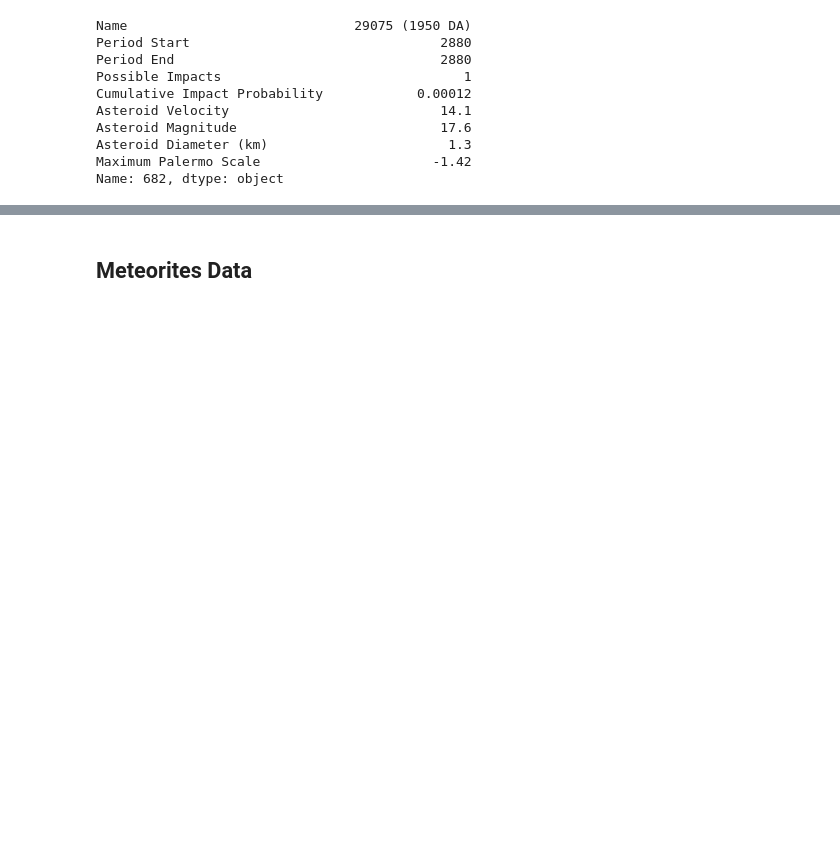
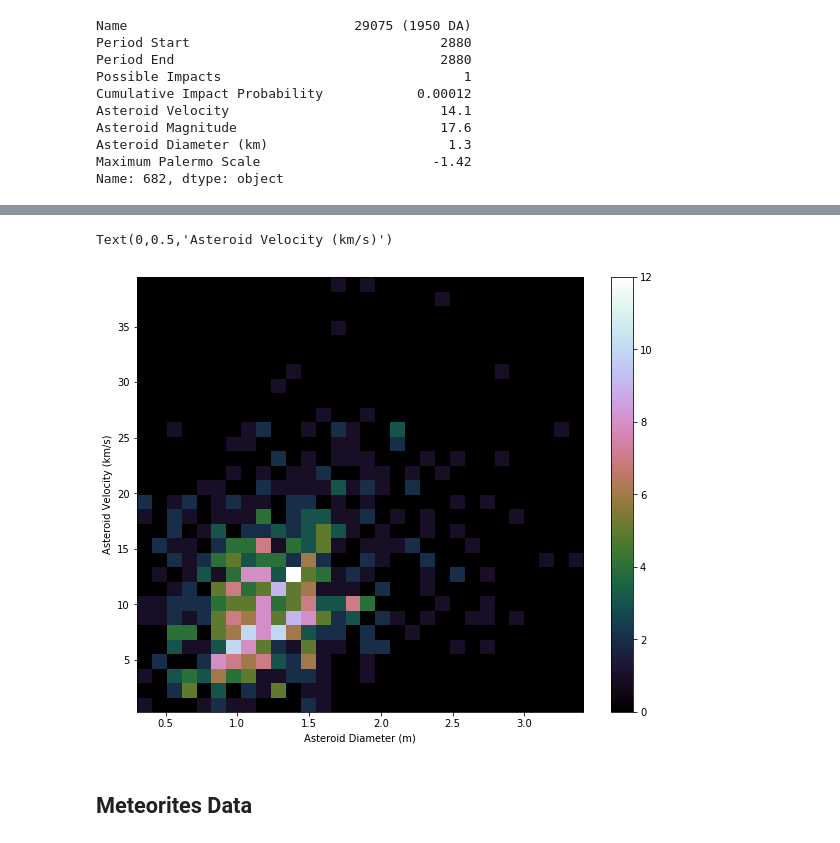
Before and after one commit to fcoba/Project-1, a Jupyter notebook: Kal_Project_1.ipynb, the cells around one changed output, grey strips where cells are left out. Drawn from its saved outputs; the diff is of its cells as text; code cells hidden in the pictures; blank space fills up the shorter version.

```diff
--- a/Kal_Project_1.ipynb
+++ b/Kal_Project_1.ipynb
@@ -107,3 +114,15 @@ plt.show()
+# %%
+fig = plt.figure(figsize=(10,8))
+ # ax = fig.add_subplot(111)# ax = fi
+x = np.log10(asteroids['Asteroid Diameter (km)']*1000)
+y = asteroids['Asteroid Velocity']
+_ = plt.hist2d(x,y, bins=30, figure=fig, cmap=plt.cm.cubehelix)
+plt.colorbar()
+plt.xlabel('Asteroid Diameter (m)')
+plt.ylabel('Asteroid Velocity (km/s)')
+# %% [output]
+Text(0,0.5,'Asteroid Velocity (km/s)')
+[figure, added]
 # %% [markdown]
 ## Meteorites Data
 # %%
```
Also changed, not shown: parts of 6 cells of this notebook.
